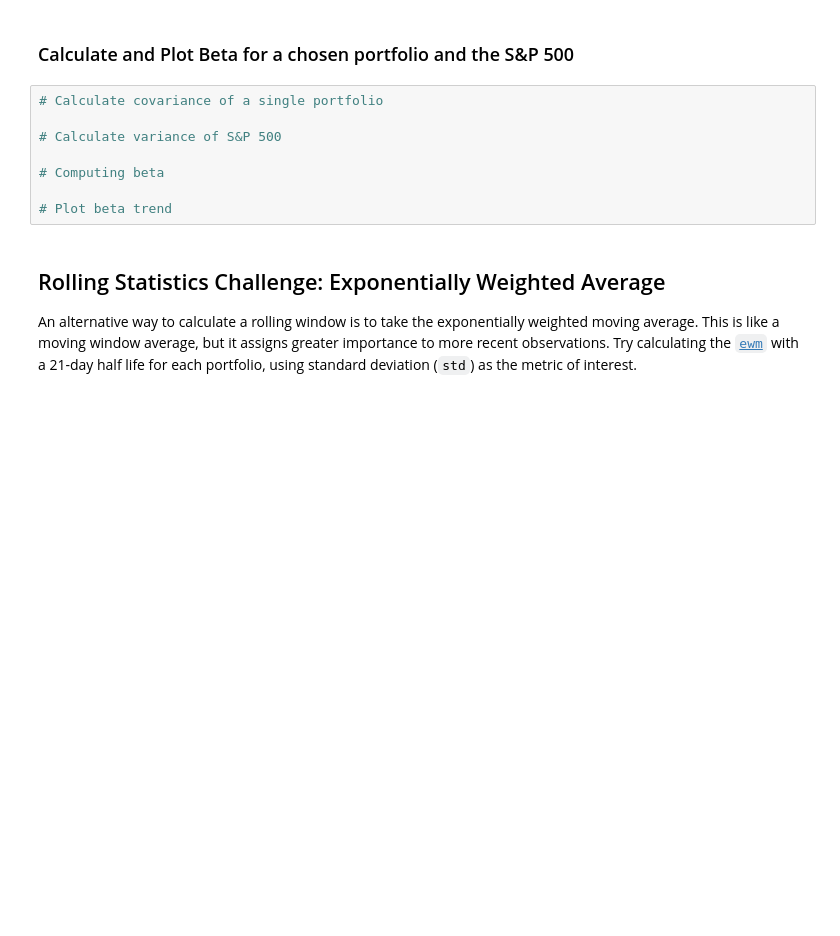
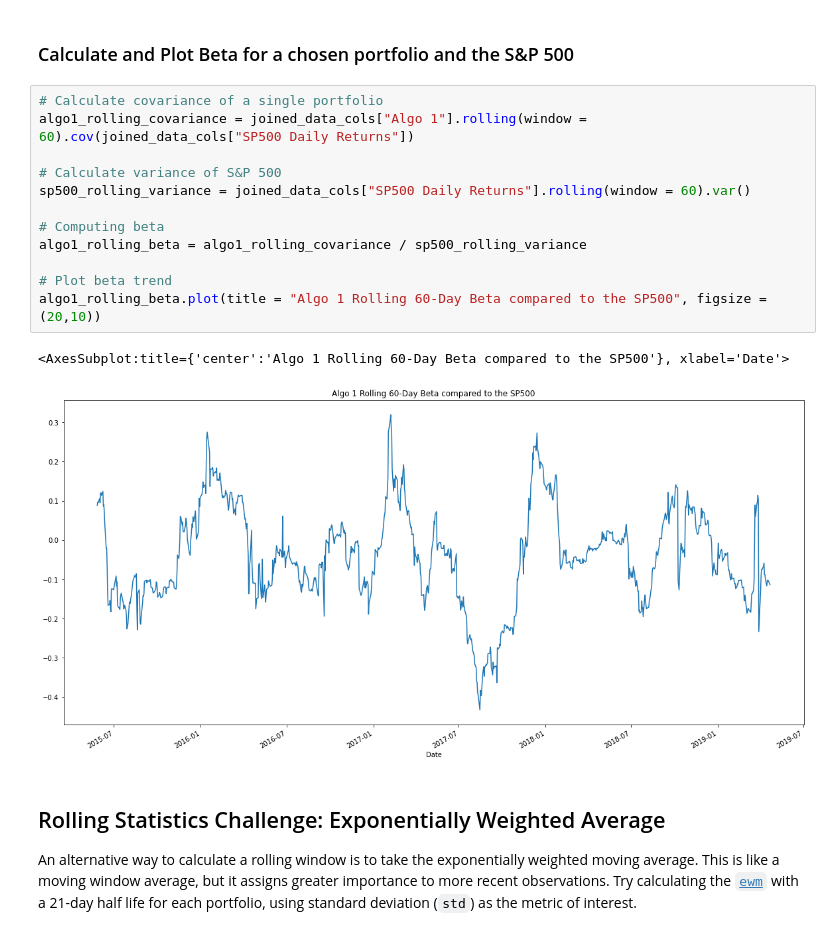
Before and after one commit to Mun-Min/Pandas_Portfolio_Analysis, a Jupyter notebook: main.ipynb, the cells around one changed output. Cells and saved outputs as stored; diff of their text form; blank space fills up the shorter version.

```diff
--- a/main.ipynb
+++ b/main.ipynb
@@ -288,12 +311,19 @@ Risk changes over time. Analyze the rolling statistics for Risk and Beta.
 ### Calculate and Plot Beta for a chosen portfolio and the S&P 500
 # %%
 # Calculate covariance of a single portfolio
+algo1_rolling_covariance = joined_data_cols["Algo 1"].rolling(window = 60).cov(joined_data_cols["SP500 Daily Returns"])
 
 # Calculate variance of S&P 500
+sp500_rolling_variance = joined_data_cols["SP500 Daily Returns"].rolling(window = 60).var()
 
 # Computing beta
+algo1_rolling_beta = algo1_rolling_covariance / sp500_rolling_variance
 
 # Plot beta trend
+algo1_rolling_beta.plot(title = "Algo 1 Rolling 60-Day Beta compared to the SP500", figsize = (20,10))
+# %% [output]
+<AxesSubplot:title={'center':'Algo 1 Rolling 60-Day Beta compared to the SP500'}, xlabel='Date'>
+[figure, added]
 # %% [markdown]
 ## Rolling Statistics Challenge: Exponentially Weighted Average
 
```
Also changed, not shown: parts of 18 cells of this notebook.
